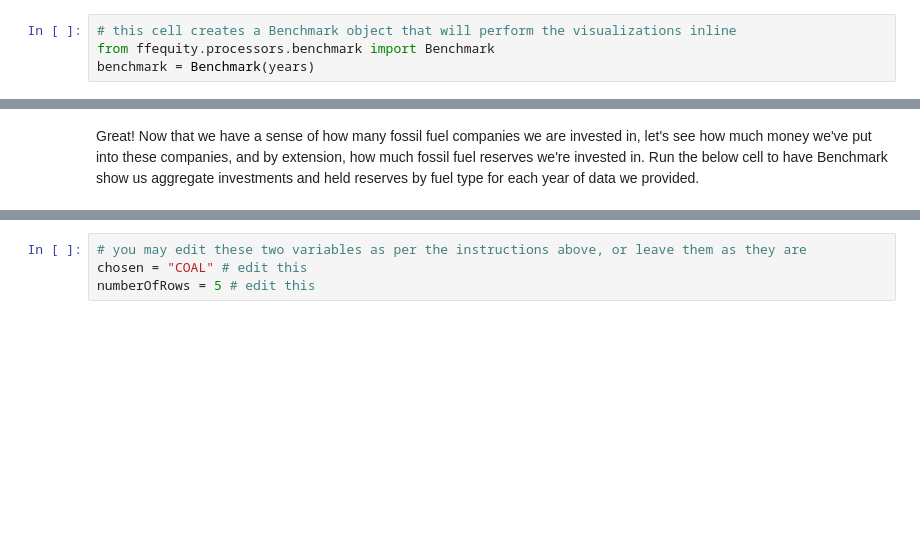
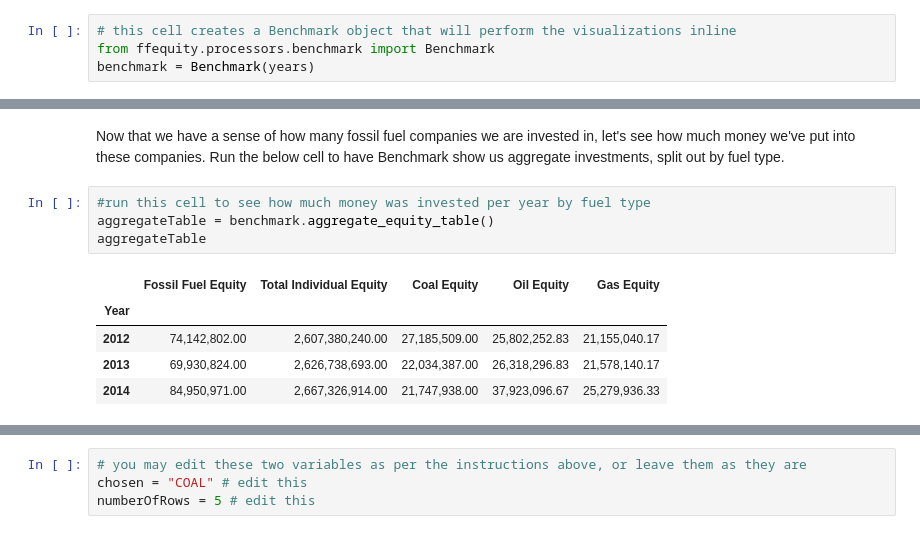
Before and after one commit to jimmycdunn/fossil-fuel-equity-finder, a Jupyter notebook: ffequity.ipynb, the cells around one changed output, grey strips where cells are left out. Saved outputs shown, nothing was run; the diff lists cells and outputs as text; blank space fills up the shorter version.

```diff
--- a/ffequity.ipynb
+++ b/ffequity.ipynb
@@ -173,2 +212,12 @@ benchmark.company_names()
 # %% [markdown]
-Great! Now that we have a sense of how many fossil fuel companies we are invested in, let's see how much money we've put into these companies, and by extension, how much fossil fuel reserves we're invested in. Run the below cell to have Benchmark show us aggregate investments and held reserves by fuel type for each year of data we provided.
+Now that we have a sense of how many fossil fuel companies we are invested in, let's see how much money we've put into these companies. Run the below cell to have Benchmark show us aggregate investments, split out by fuel type.
+# %%
+#run this cell to see how much money was invested per year by fuel type
+aggregateTable = benchmark.aggregate_equity_table()
+aggregateTable
+# %% [output]
+|  | Fossil Fuel Equity | Total Individual Equity | Coal Equity | Oil Equity | Gas Equity |
+| Year |  |  |  |  |  |
+| 2012 | 74,142,802.00 | 2,607,380,240.00 | 27,185,509.00 | 25,802,252.83 | 21,155,040.17 |
+| 2013 | 69,930,824.00 | 2,626,738,693.00 | 22,034,387.00 | 26,318,296.83 | 21,578,140.17 |
+| 2014 | 84,950,971.00 | 2,667,326,914.00 | 21,747,938.00 | 37,923,096.67 | 25,279,936.33 |
```
Also changed, not shown: parts of 49 cells of this notebook, 1 other file.
